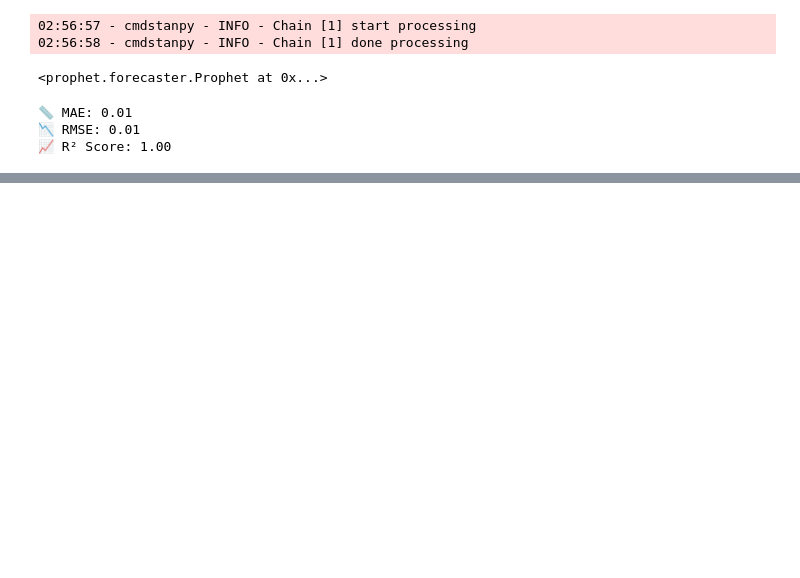
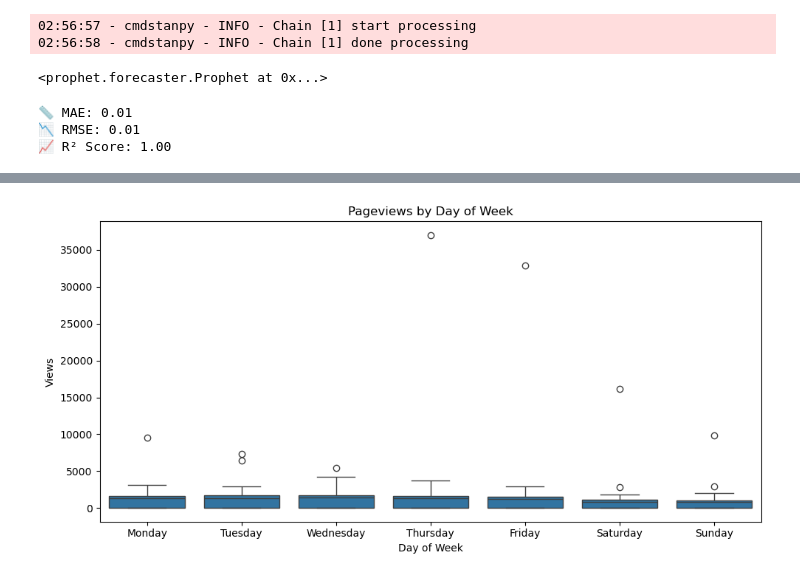
Before and after one commit to samira-yousefzadeh/figma-pageviews-forecast, a Jupyter notebook: figma_pageviews_forecast.ipynb, the cells around one changed output, grey strips where cells are left out. Cells and saved outputs as stored; diff of their text form; code cells hidden in the pictures; blank space fills up the shorter version.

```diff
--- a/figma_pageviews_forecast.ipynb
+++ b/figma_pageviews_forecast.ipynb
@@ -795,0 +966,14 @@ print(f"📈 R² Score: {r2:.2f}")
+# %%
+# Weekly seasonality boxplot
+df_daily['day_of_week'] = df_daily.index.day_name()
+
+plt.figure(figsize=(10, 5))
+sns.boxplot(x='day_of_week', y='views', data=df_daily, order=[
+            'Monday', 'Tuesday', 'Wednesday', 'Thursday', 'Friday', 'Saturday', 'Sunday'])
+plt.title('Pageviews by Day of Week')
+plt.ylabel('Views')
+plt.xlabel('Day of Week')
+plt.tight_layout()
+plt.show()
+# %% [output]
+[figure, added]
```
Also changed, not shown: parts of 24 cells of this notebook, 1 other file.
